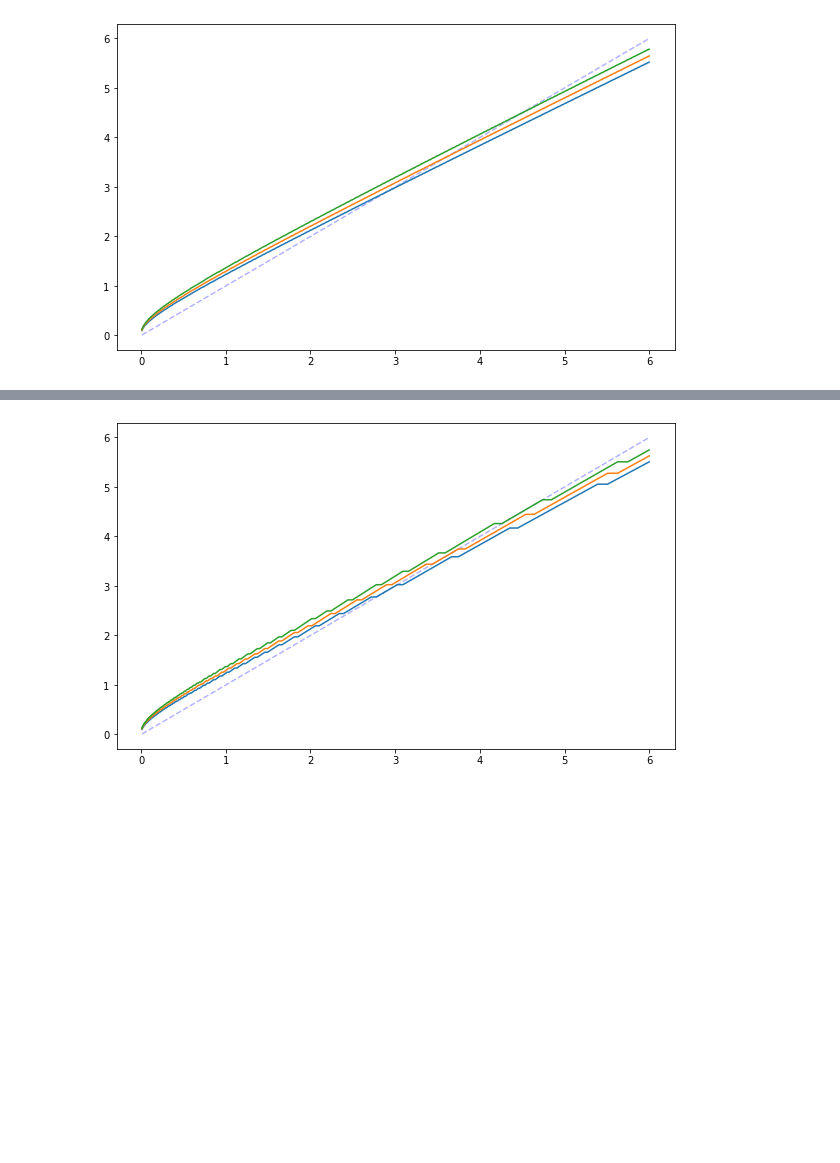
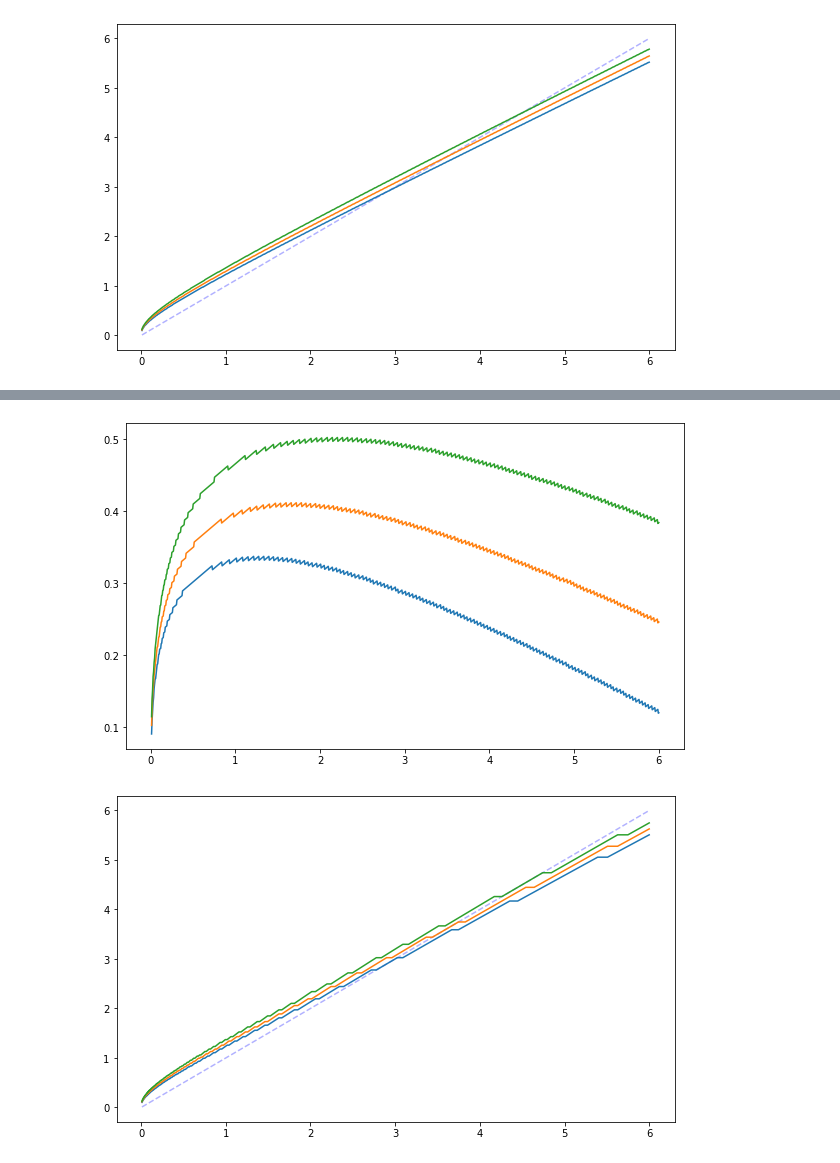
Before and after one commit to wupeifan/ECON_407_Fall2020, a Jupyter notebook: Notebooks/RBC_solve.ipynb, the cells around one changed output, grey strips where cells are left out. Saved outputs shown, nothing was run; the diff lists cells and outputs as text; code cells hidden in the pictures; blank space fills up the shorter version.

```diff
--- a/Notebooks/RBC_solve.ipynb
+++ b/Notebooks/RBC_solve.ipynb
@@ -157,3 +168,10 @@ plt.show()
+# %%
+# Investment
+plt.figure(figsize = (10, 6))
+plt.plot(k_grid, investment.T)
+plt.show()
+# %% [output]
+[figure, added]
 # %%
 # Try a nonlinear grid?
 n_k = 300
```
Also changed, not shown: parts of 2 cells of this notebook, 4 other files.
